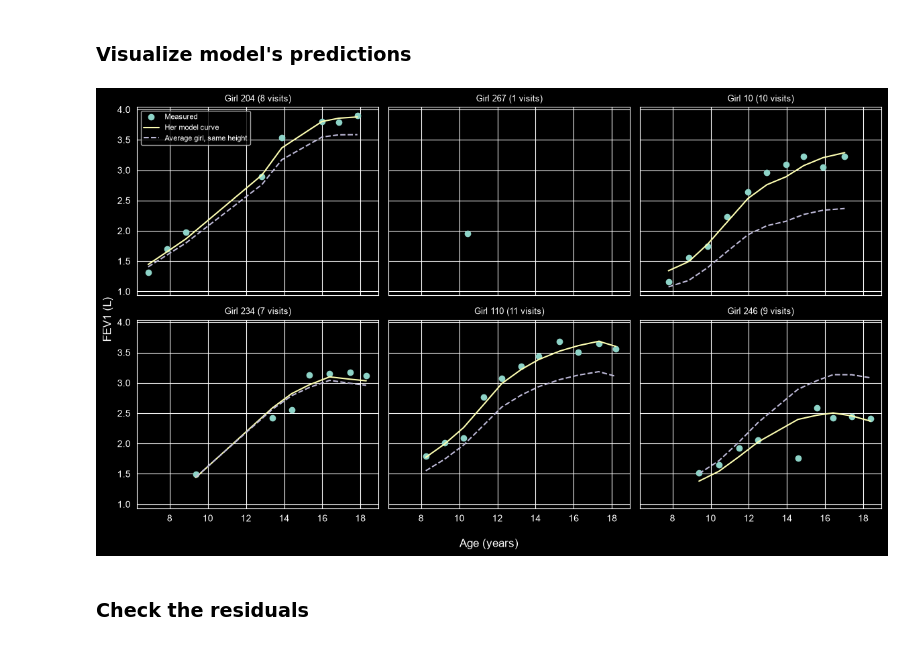
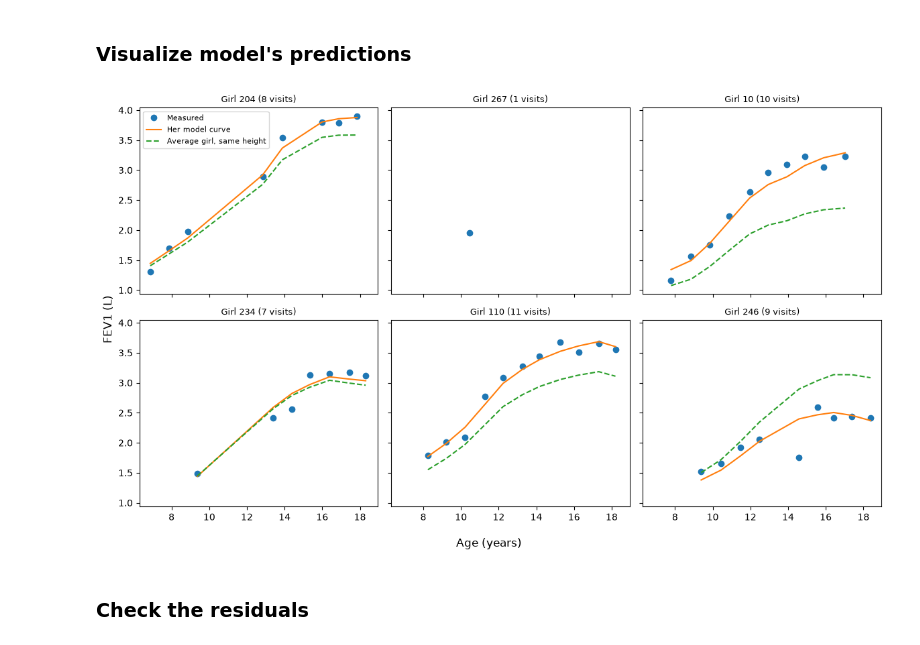
Before and after one commit to louisapraszezynki/lung-trajectories, a Jupyter notebook: notebooks/02_mixed_effects_model.ipynb, the cells around one changed output. Cells and saved outputs as stored; diff of their text form; code cells hidden in the pictures.

Commit message:
Add key figures for README

```diff
--- a/notebooks/02_mixed_effects_model.ipynb
+++ b/notebooks/02_mixed_effects_model.ipynb
@@ -172,22 +172,24 @@ Final model (m3): log FEV1 ~ log height + B-spline(age), with random intercept a
 # %% [markdown]
 ### Visualize model's predictions
 # %%
+plt.style.use("default")
+
 df["fit_girl"] = np.exp(m3.fittedvalues)   # her personal curve (fixed + random effects)
 df["fit_pop"]  = np.exp(m3.predict(df))    # average girl of the same height and age (fixed effects only)
 
 ids = [204, 267, 10, 234, 110, 246]
 fig, axes = plt.subplots(2, 3, figsize=(12, 7), sharex=True, sharey=True)
 for ax, cid in zip(axes.flat, ids):
     g = df[df["id"] == cid]
     ax.plot(g["age"], g["fev1"], "o", label="Measured")
     ax.plot(g["age"], g["fit_girl"], "-", label="Her model curve")
     ax.plot(g["age"], g["fit_pop"], "--", label="Average girl, same height")
     ax.set_title(f"Girl {cid} ({len(g)} visits)", fontsize=9)
 axes.flat[0].legend(fontsize=8)
 fig.supxlabel("Age (years)"); fig.supylabel("FEV1 (L)")
-plt.tight_layout(); plt.show()
+plt.tight_layout(); plt.savefig("../figures/individual_trajectories.png", dpi=150, bbox_inches="tight"); plt.show()
 # %% [output]
-[figure, old version]
+[figure, new version]
 # %% [markdown]
 ### Check the residuals
 # %%
```
Also changed, not shown: 5 other files.
